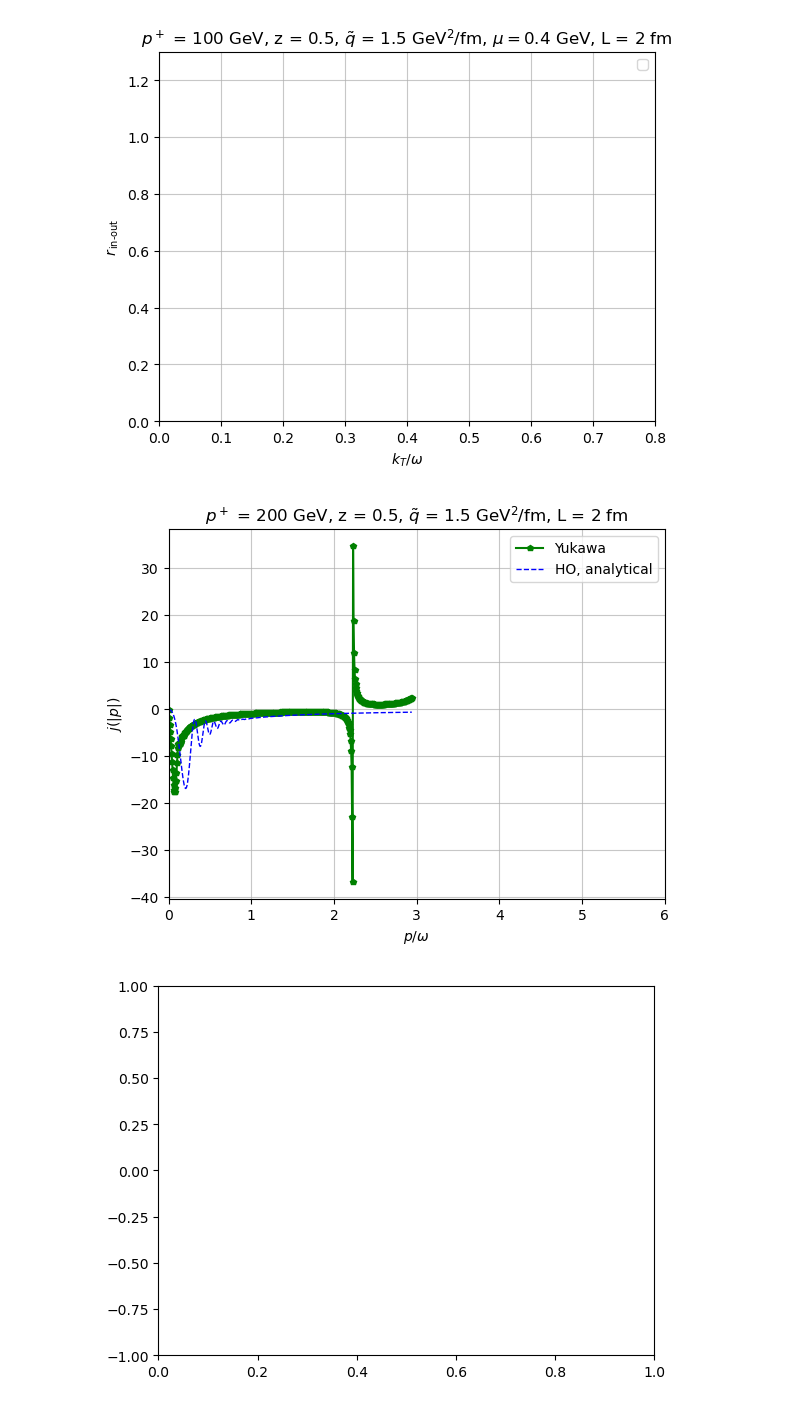
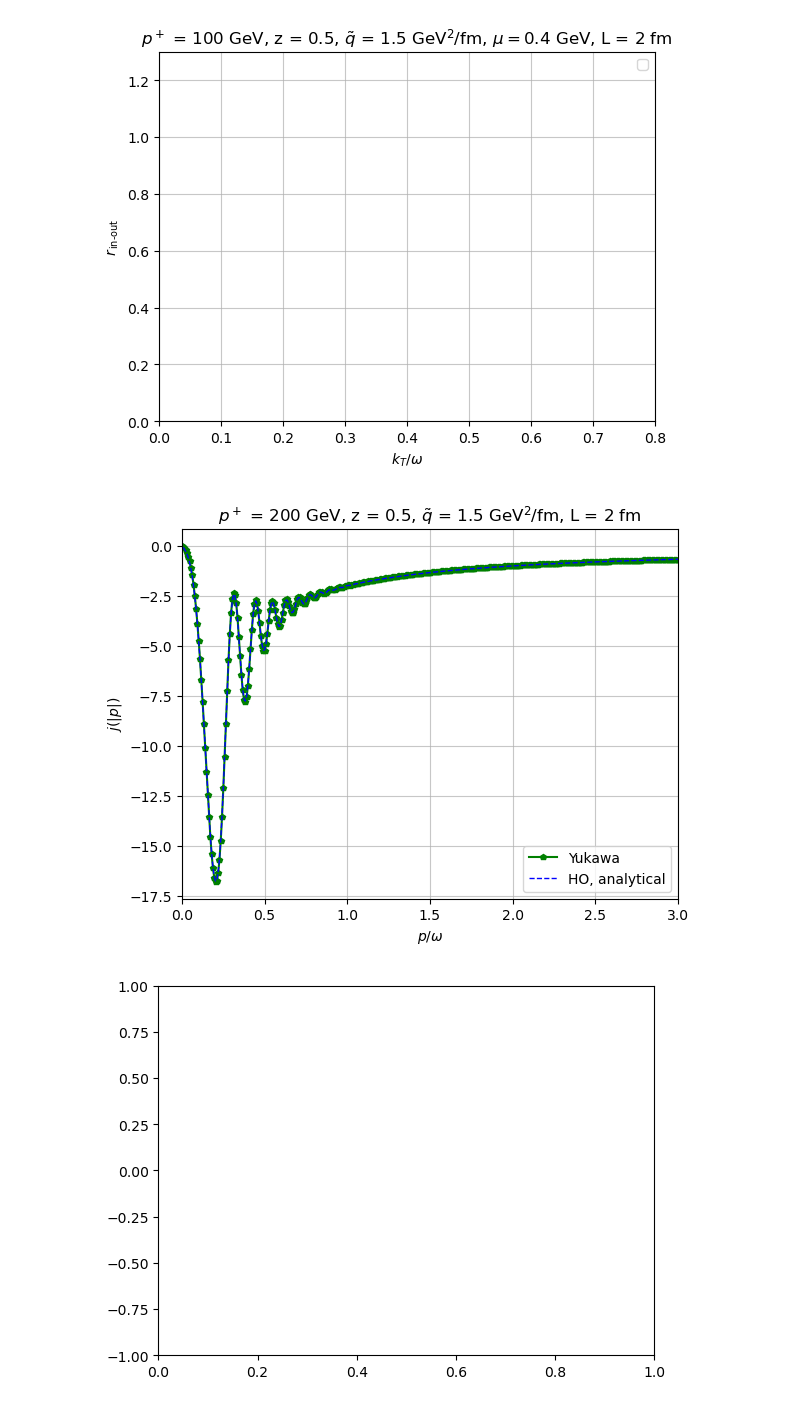
Before and after one commit to marcoacl00/parton_splittings_full, a Jupyter notebook: 1Dkernel.ipynb, the cells around one changed output. Cells and saved outputs as stored; diff of their text form; code cells hidden in the pictures.

```diff
--- a/1Dkernel.ipynb
+++ b/1Dkernel.ipynb
@@ -10,15 +10,15 @@ import sys
 # %%
 E = 100
 z = 0.5
-Lp = 3 * E * z * (1 - z)
+Lp = 4 * E * z * (1 - z)
 omega = E * z * (1 - z)
 vertex = "gamma_qq"
 t = 1.0
 
 
 #htl_str = "data/fsol_final_htl_" + vertex + "__E_" + str(int(E)) + "_z_0.5_q_1.5_mu_0.4.dat"
-yuk_str = "data/fsol_final_yuk_" + vertex + "__E_" + str(int(E)) + "_z_0.5_q_1.5_mu_0.9.dat"
-ho_str = "data/fsol_final_ho_" + vertex + "__E_" + str(int(E)) + "_z_0.5_q_1.5_mu_0.1.dat"
+yuk_str = "data/fsol_final_yuk_" + vertex + "__E_" + str(int(E)) + "_z_0.5_q_1.5_mu_0.6.dat"
+ho_str = "data/fsol_final_ho_" + vertex + "__E_" + str(int(E)) + "_z_0.5_q_1.5_mu_0.6.dat"
 
 #htl = np.loadtxt(htl_str).T[0] + 1j * np.loadtxt(htl_str).T[1]
 yuk = np.loadtxt(yuk_str).T[0] + 1j * np.loadtxt(yuk_str).T[1]
@@ -30,7 +30,7 @@ P = np.linspace(0, Lp, Np, dtype=np.float64)
 def in_out_harmonic(p, t, omega, qtilde):
     qab = 0
     if vertex == "gamma_qq":
-        qab = 4/3 * qtilde * 5.067**2
+        qab = 3/2 * qtilde * 5.067**2
     elif vertex == "q_qg":
         qab = (3 * (1-z) + 4/3 * z**2) * qtilde * 5.067**2
     else:
@@ -85,20 +85,20 @@ plt.show()
 # %%
 #plt.plot(P[:-10]/omega , np.real(ho[:-10]),  marker='o', linewidth = 1.75, markersize = 2, label='HO, num.', color = "orange")
 #slt.plot(P[:-10]/omega , np.real(htl[:-10]), label='HTL', marker='^', markersize = 3, color = "red")
-plt.plot(P[:-10]/omega ,np.real(yuk[:-10]),  marker='p', markersize = 4, label='Yukawa', color = "green")
+plt.plot(P[:-10]/omega ,np.real(ho[:-10]),  marker='p', markersize = 4, label='Yukawa', color = "green")
 plt.plot(P[:-10]/omega, np.real(IN_OUT_HO[:-10]) / (P[:-10]/omega)  , "--", label='HO, analytical', color = "blue", linewidth = 1)
 
 #plt.plot(P[:-10], -2+ 2*0.4**4/(0.002*P[:-10]**2 + 0.4**2)**2)
 plt.xlabel(r'$p/\omega$')
-plt.xlim(0, 6.0)
+plt.xlim(0, 3.0)
 plt.ylabel(r'$j(|p|)$')
 plt.legend()
 plt.title(r'$p^+$ = 200 GeV, z = 0.5, $\tilde{q}$ = 1.5 GeV$^2$/fm, L = 2 fm')
 plt.grid(alpha = 0.7)
 
 plt.show()
 # %% [output]
-[figure, old version]
+[figure, new version]
 # %%
 from scipy.interpolate import CubicSpline
 
```
Also changed, not shown: parts of 5 cells of this notebook, 23 other files.
